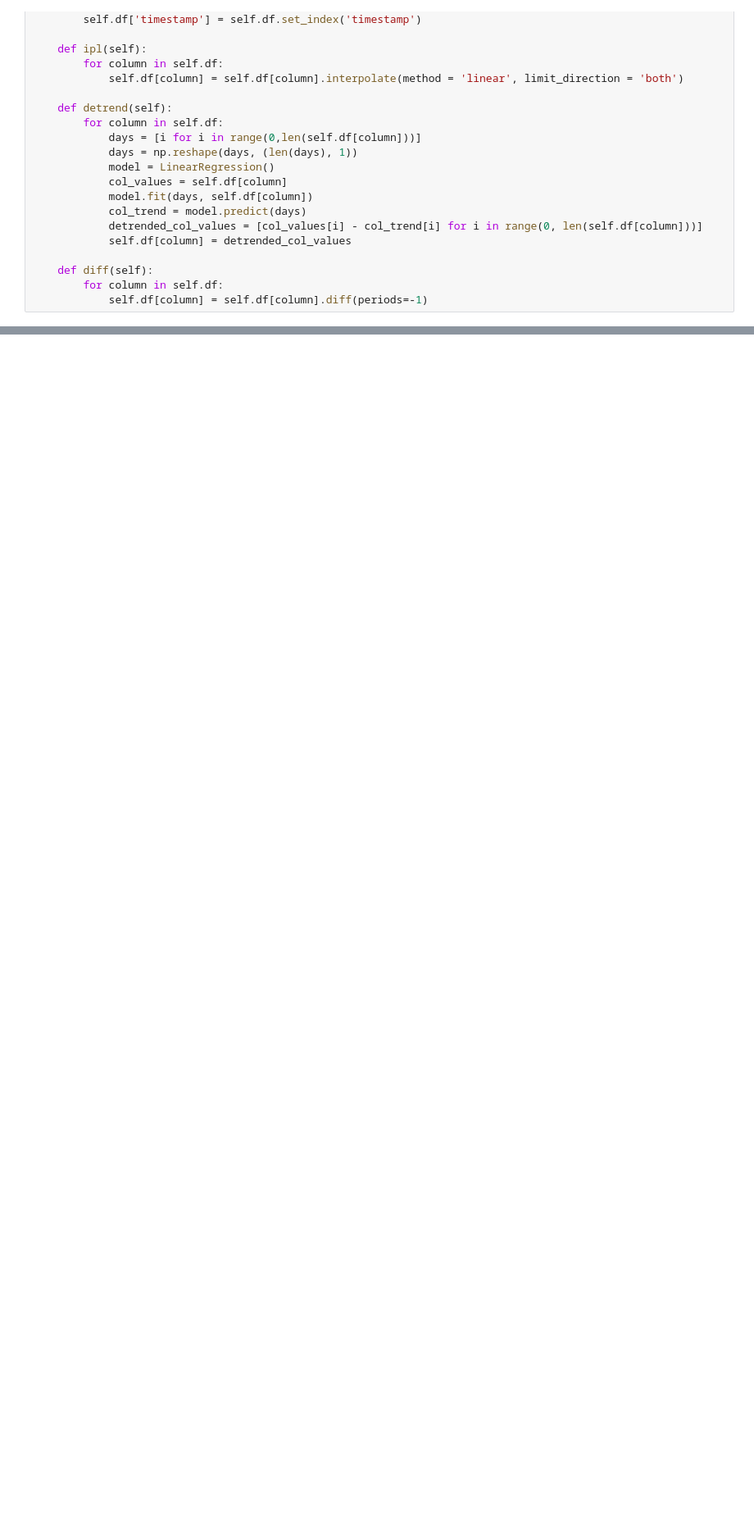
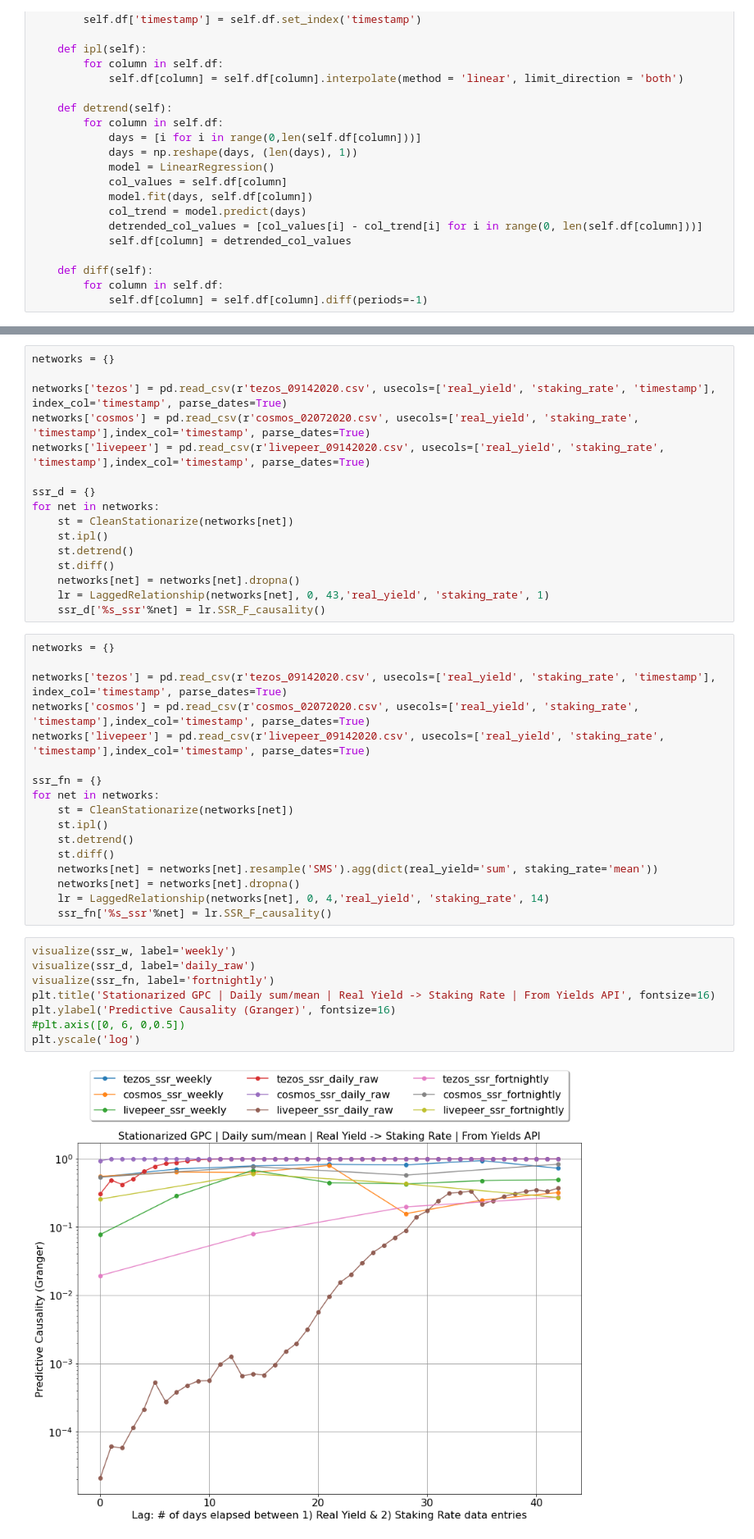
Before and after one commit to arjunhassard/protocol, a Jupyter notebook: data_science_for_parametrization/subsidization_participation_timeseries_analysis.ipynb, the cells around one changed output, grey strips where cells are left out. Shown at 82% size. Drawn from its saved outputs; the diff is of its cells as text; blank space fills up the shorter version.

```diff
--- a/data_science_for_parametrization/subsidization_participation_timeseries_analysis.ipynb
+++ b/data_science_for_parametrization/subsidization_participation_timeseries_analysis.ipynb
@@ -89,0 +402,43 @@ def vizualize(dic):
+# %%
+networks = {}
+
+networks['tezos'] = pd.read_csv(r'tezos_09142020.csv', usecols=['real_yield', 'staking_rate', 'timestamp'], index_col='timestamp', parse_dates=True)
+networks['cosmos'] = pd.read_csv(r'cosmos_02072020.csv', usecols=['real_yield', 'staking_rate', 'timestamp'],index_col='timestamp', parse_dates=True)
+networks['livepeer'] = pd.read_csv(r'livepeer_09142020.csv', usecols=['real_yield', 'staking_rate', 'timestamp'],index_col='timestamp', parse_dates=True)
+
+ssr_d = {}
+for net in networks:
+    st = CleanStationarize(networks[net])
+    st.ipl()
+    st.detrend()
+    st.diff()
+    networks[net] = networks[net].dropna()
+    lr = LaggedRelationship(networks[net], 0, 43,'real_yield', 'staking_rate', 1)
+    ssr_d['%s_ssr'%net] = lr.SSR_F_causality()
+# %%
+networks = {}
+
+networks['tezos'] = pd.read_csv(r'tezos_09142020.csv', usecols=['real_yield', 'staking_rate', 'timestamp'], index_col='timestamp', parse_dates=True)
+networks['cosmos'] = pd.read_csv(r'cosmos_02072020.csv', usecols=['real_yield', 'staking_rate', 'timestamp'],index_col='timestamp', parse_dates=True)
+networks['livepeer'] = pd.read_csv(r'livepeer_09142020.csv', usecols=['real_yield', 'staking_rate', 'timestamp'],index_col='timestamp', parse_dates=True)
+
+ssr_fn = {}
+for net in networks:
+    st = CleanStationarize(networks[net])
+    st.ipl()
+    st.detrend()
+    st.diff()
+    networks[net] = networks[net].resample('SMS').agg(dict(real_yield='sum', staking_rate='mean'))
+    networks[net] = networks[net].dropna()
+    lr = LaggedRelationship(networks[net], 0, 4,'real_yield', 'staking_rate', 14)
+    ssr_fn['%s_ssr'%net] = lr.SSR_F_causality()
+# %%
+visualize(ssr_w, label='weekly')
+visualize(ssr_d, label='daily_raw')
+visualize(ssr_fn, label='fortnightly')
+plt.title('Stationarized GPC | Daily sum/mean | Real Yield -> Staking Rate | From Yields API', fontsize=16)
+plt.ylabel('Predictive Causality (Granger)', fontsize=16)
+#plt.axis([0, 6, 0,0.5])
+plt.yscale('log')
+# %% [output]
+[figure, added]
```
Also changed, not shown: parts of 36 cells of this notebook.
